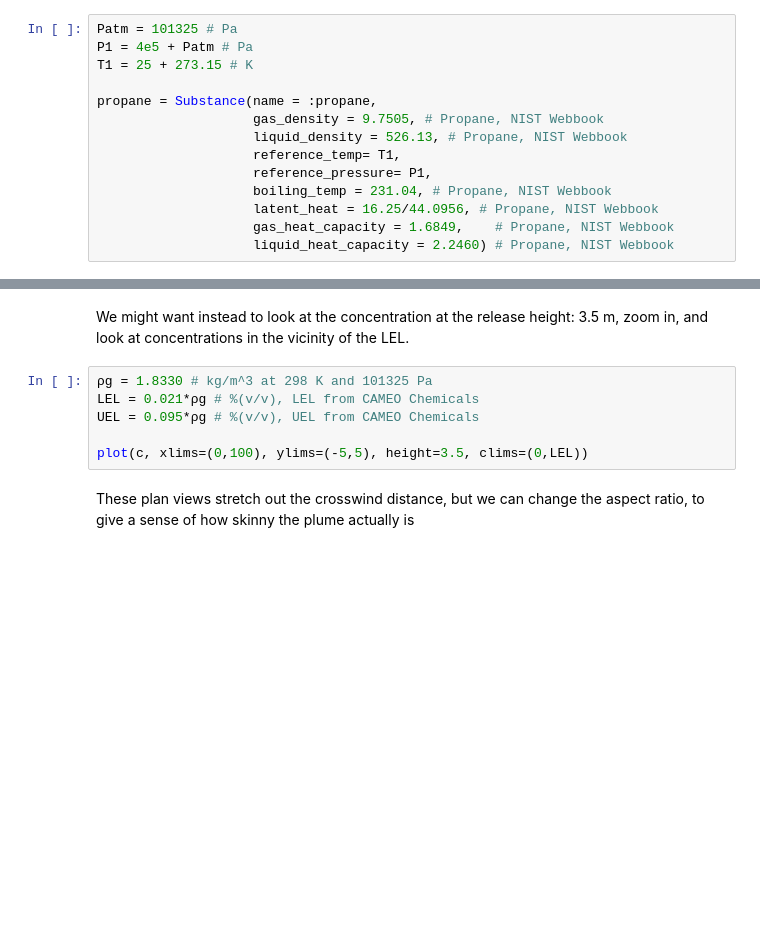
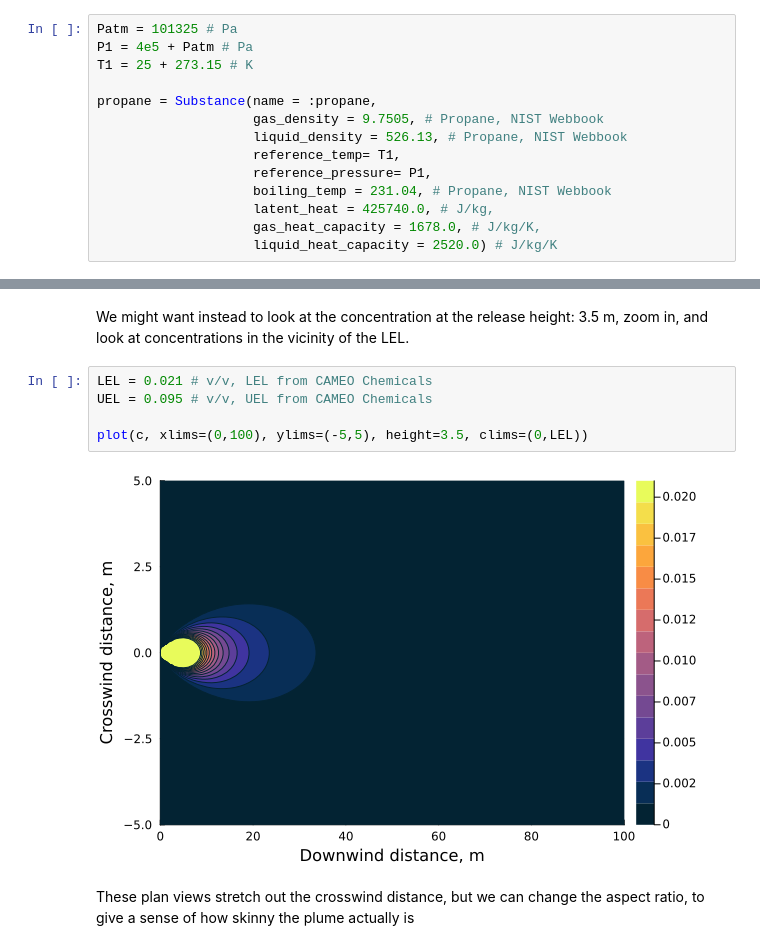
Before and after one commit to aefarrell/GasDispersion.jl, a Jupyter notebook: examples/01_gaussian_plume_models.ipynb, the cells around one changed output, grey strips where cells are left out. Cells and saved outputs as stored; diff of their text form; blank space fills up the shorter version.

```diff
--- a/examples/01_gaussian_plume_models.ipynb
+++ b/examples/01_gaussian_plume_models.ipynb
@@ -96,9 +96,9 @@ propane = Substance(name = :propane,
                     reference_temp= T1,
                     reference_pressure= P1,
                     boiling_temp = 231.04, # Propane, NIST Webbook
-                    latent_heat = 16.25/44.0956, # Propane, NIST Webbook
-                    gas_heat_capacity = 1.6849,    # Propane, NIST Webbook
-                    liquid_heat_capacity = 2.2460) # Propane, NIST Webbook
+                    latent_heat = 425740.0, # J/kg,
+                    gas_heat_capacity = 1678.0, # J/kg/K,
+                    liquid_heat_capacity = 2520.0) # J/kg/K
 # %% [output]
 Substance: propane
 # %%
@@ -147,11 +149,12 @@ plot(c, xlims=(0,100), ylims=(-10,10), height=2)
 # %% [markdown]
 We might want instead to look at the concentration at the release height: 3.5 m, zoom in, and look at concentrations in the vicinity of the LEL.
 # %%
-ρg = 1.8330 # kg/m^3 at 298 K and 101325 Pa
-LEL = 0.021*ρg # %(v/v), LEL from CAMEO Chemicals
-UEL = 0.095*ρg # %(v/v), UEL from CAMEO Chemicals
+LEL = 0.021 # v/v, LEL from CAMEO Chemicals
+UEL = 0.095 # v/v, UEL from CAMEO Chemicals
 
 plot(c, xlims=(0,100), ylims=(-5,5), height=3.5, clims=(0,LEL))
+# %% [output]
+[figure, added]
 # %% [markdown]
 These plan views stretch out the crosswind distance, but we can change the aspect ratio, to give a sense of how skinny the plume actually is
 # %%
```
Also changed, not shown: parts of 5 cells of this notebook, 20 other files.
